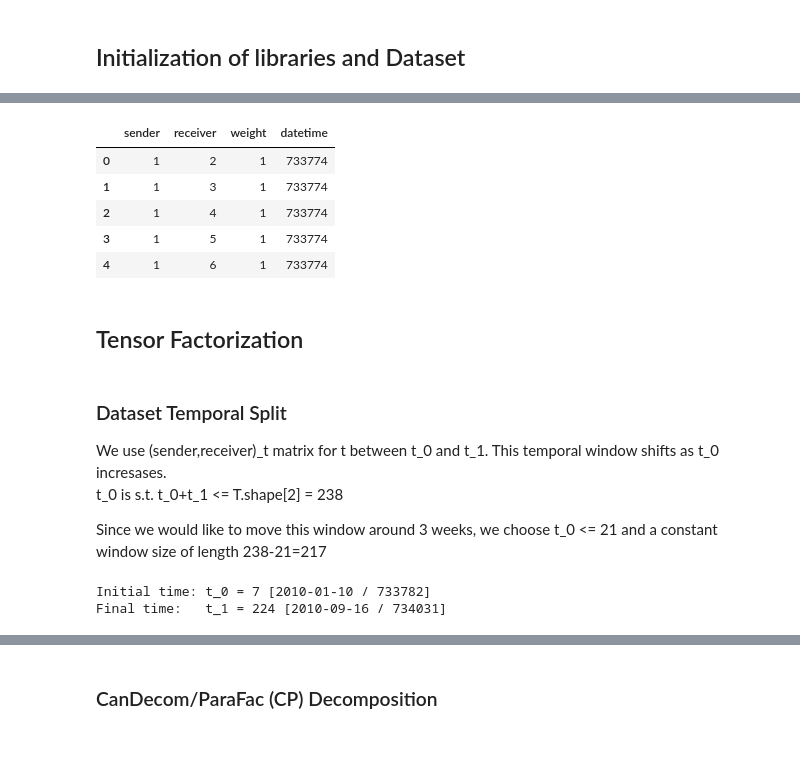
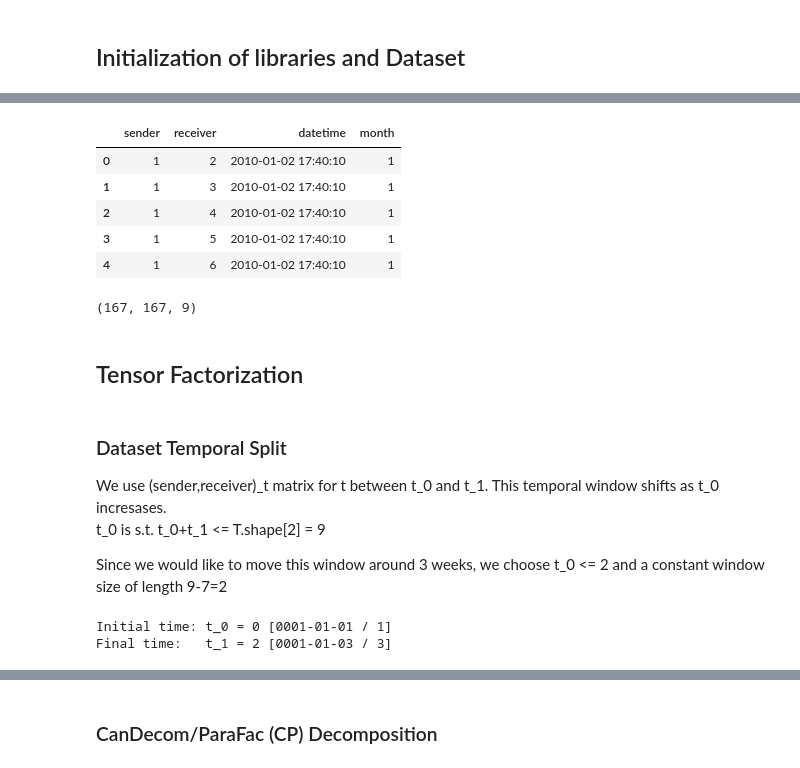
Before and after one commit to sachavakili/email-prediction, a Jupyter notebook: CP.ipynb, the cells around one changed output, grey strips where cells are left out. Drawn from its saved outputs; the diff is of its cells as text; code cells hidden in the pictures.

```diff
--- a/CP.ipynb
+++ b/CP.ipynb
@@ -22,6 +23,6 @@ matplotlib.style.use('ggplot')
 # %%
 # Downloading and preprocessing the dataset
 # The variable "tab" has integers datetime
-execfile('Initialization.py')
+execfile('Library/Initialization_rado_month.py')
 tab.head()
 # %% [output]
@@ -28,20 +31,24 @@ tab.head()
-|  | sender | receiver | weight | datetime |
-| 0 | 1 | 2 | 1 | 733774 |
-| 1 | 1 | 3 | 1 | 733774 |
-| 2 | 1 | 4 | 1 | 733774 |
-| 3 | 1 | 5 | 1 | 733774 |
-| 4 | 1 | 6 | 1 | 733774 |
+|  | sender | receiver | datetime | month |
+| 0 | 1 | 2 | 2010-01-02 17:40:10 | 1 |
+| 1 | 1 | 3 | 2010-01-02 17:40:10 | 1 |
+| 2 | 1 | 4 | 2010-01-02 17:40:10 | 1 |
+| 3 | 1 | 5 | 2010-01-02 17:40:10 | 1 |
+| 4 | 1 | 6 | 2010-01-02 17:40:10 | 1 |
+# %%
+T.shape
+# %% [output]
+(167, 167, 9)
 # %% [markdown]
 ## Tensor Factorization
 # %% [markdown]
 ### Dataset Temporal Split
 We use (sender,receiver)_t matrix for t between t_0 and t_1. This temporal window shifts as t_0 incresases.
-t_0 is s.t. t_0+t_1 <= T.shape[2] = 238
+t_0 is s.t. t_0+t_1 <= T.shape[2] = 9
 
-Since we would like to move this window around 3 weeks, we choose t_0 <= 21 and a constant window size of length 238-21=217
+Since we would like to move this window around 3 weeks, we choose t_0 <= 2 and a constant window size of length 9-7=2
 # %%
-t_0 = 7
-t_1 = t_0 + 217
+t_0 = 0
+t_1 = t_0 + 2
 
 if t_1 <= T.shape[2]:
     T_train = T[:, :, t_0:t_1]
@@ -55,7 +62,7 @@ if t_1 <= T.shape[2]:
 else:
     print('t_0=%d is superior to the maximal value 21!') %(t_0)
 # %% [output]
-Initial time: t_0 = 7 [2010-01-10 / 733782]
-Final time:   t_1 = 224 [2010-09-16 / 734031]
+Initial time: t_0 = 0 [0001-01-01 / 1]
+Final time:   t_1 = 2 [0001-01-03 / 3]
 # %%
 #Proportion of non-zero entries of the tensor
```
Also changed, not shown: parts of 11 cells of this notebook, 2 other files.
